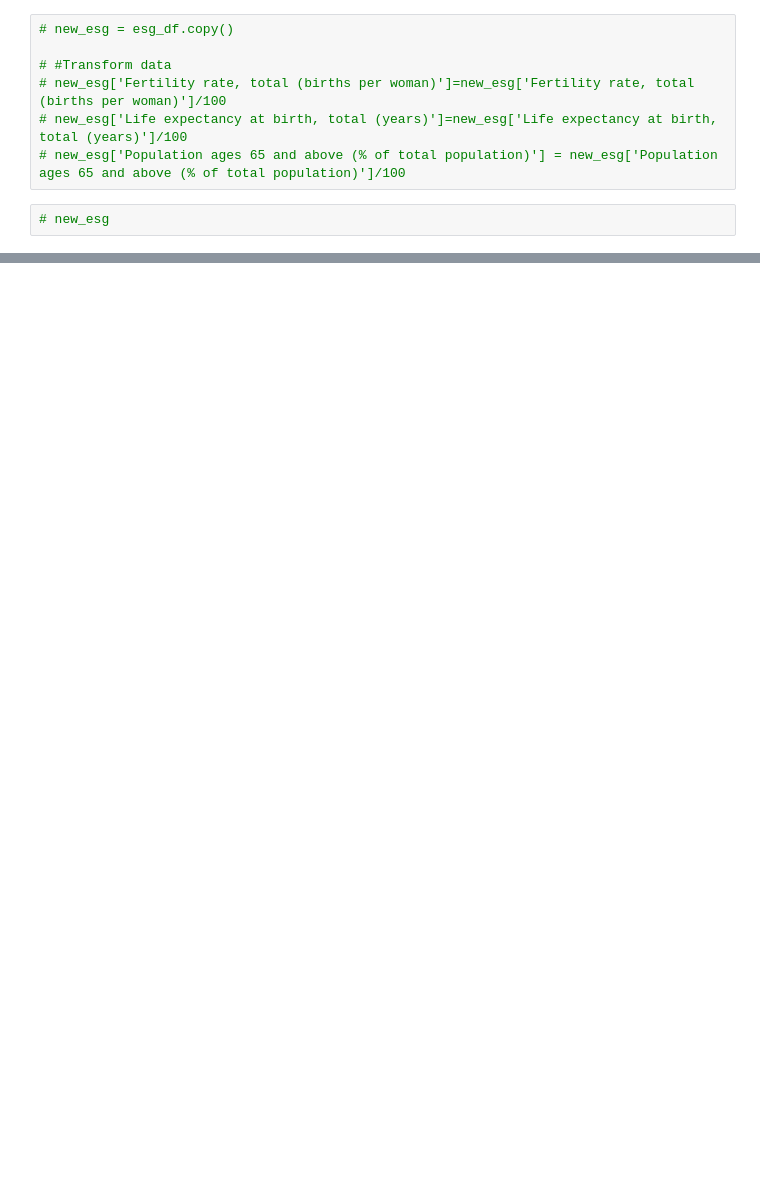
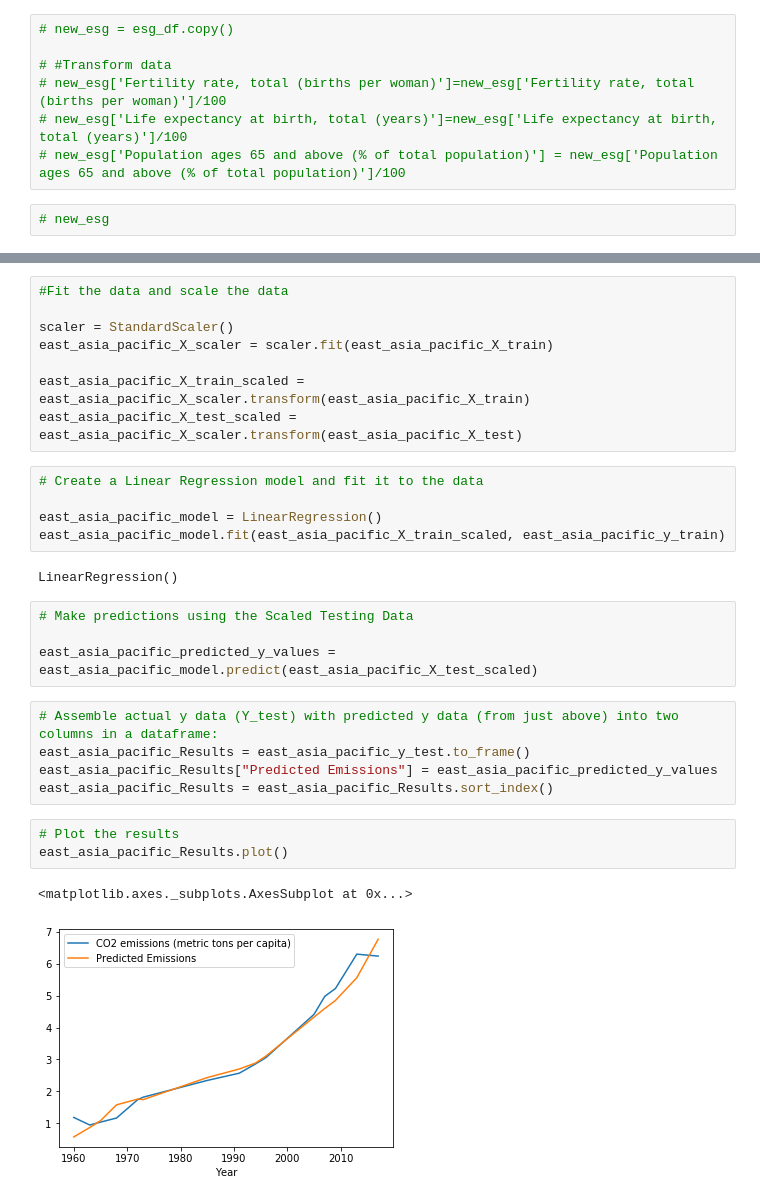
Before and after one commit to mws1395/Project2, a Jupyter notebook: ESG_Project_2.ipynb, the cells around one changed output, grey strips where cells are left out. Cells and saved outputs as stored; diff of their text form; blank space fills up the shorter version.

```diff
--- a/ESG_Project_2.ipynb
+++ b/ESG_Project_2.ipynb
@@ -218,0 +450,30 @@ In-sample Root Mean Squared Error (RMSE): 0.6002202472627489
+# %%
+#Fit the data and scale the data
+
+scaler = StandardScaler()
+east_asia_pacific_X_scaler = scaler.fit(east_asia_pacific_X_train)
+
+east_asia_pacific_X_train_scaled = east_asia_pacific_X_scaler.transform(east_asia_pacific_X_train)
+east_asia_pacific_X_test_scaled = east_asia_pacific_X_scaler.transform(east_asia_pacific_X_test)
+# %%
+# Create a Linear Regression model and fit it to the data
+
+east_asia_pacific_model = LinearRegression()
+east_asia_pacific_model.fit(east_asia_pacific_X_train_scaled, east_asia_pacific_y_train)
+# %% [output]
+LinearRegression()
+# %%
+# Make predictions using the Scaled Testing Data
+
+east_asia_pacific_predicted_y_values = east_asia_pacific_model.predict(east_asia_pacific_X_test_scaled)
+# %%
+# Assemble actual y data (Y_test) with predicted y data (from just above) into two columns in a dataframe:
+east_asia_pacific_Results = east_asia_pacific_y_test.to_frame()
+east_asia_pacific_Results["Predicted Emissions"] = east_asia_pacific_predicted_y_values
+east_asia_pacific_Results = east_asia_pacific_Results.sort_index()
+# %%
+# Plot the results
+east_asia_pacific_Results.plot()
+# %% [output]
+<matplotlib.axes._subplots.AxesSubplot at 0x...>
+[figure, added]
```
Also changed, not shown: parts of 117 cells of this notebook.
